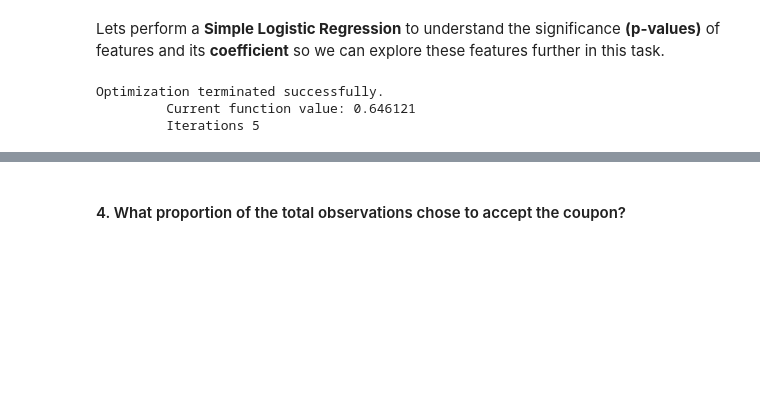
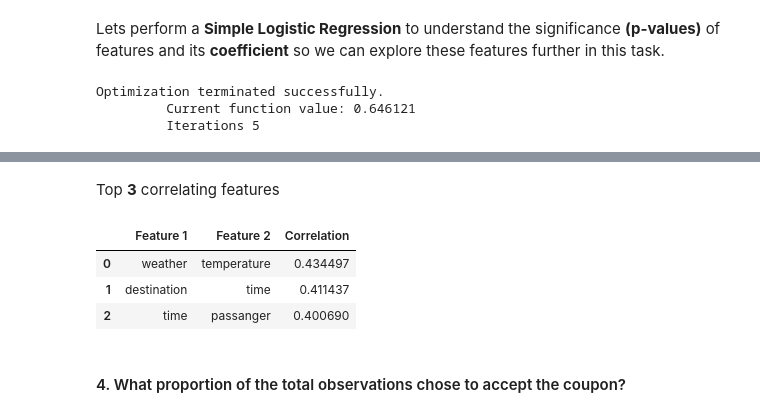
Before and after one commit to vizjay/Coupon-Acceptance-Analysis, a Jupyter notebook: Practical Application - 5_VJ - prompt.ipynb, the cells around one changed output, grey strips where cells are left out. Saved outputs shown, nothing was run; the diff lists cells and outputs as text; code cells hidden in the pictures; blank space fills up the shorter version.

```diff
--- a/Practical Application - 5_VJ - prompt.ipynb
+++ b/Practical Application - 5_VJ - prompt.ipynb
@@ -318,3 +324,12 @@ summary_df
+# %% [markdown]
+Top <b>3</b> correlating features
+# %%
+top_correlation(df_significant_features,3, False)
+# %% [output]
+|  | Feature 1 | Feature 2 | Correlation |
+| 0 | weather | temperature | 0.434497 |
+| 1 | destination | time | 0.411437 |
+| 2 | time | passanger | 0.400690 |
 # %% [markdown]
 #### 4. What proportion of the total observations chose to accept the coupon?
 # %%
```
Also changed, not shown: parts of 97 cells of this notebook, 1 other file.
